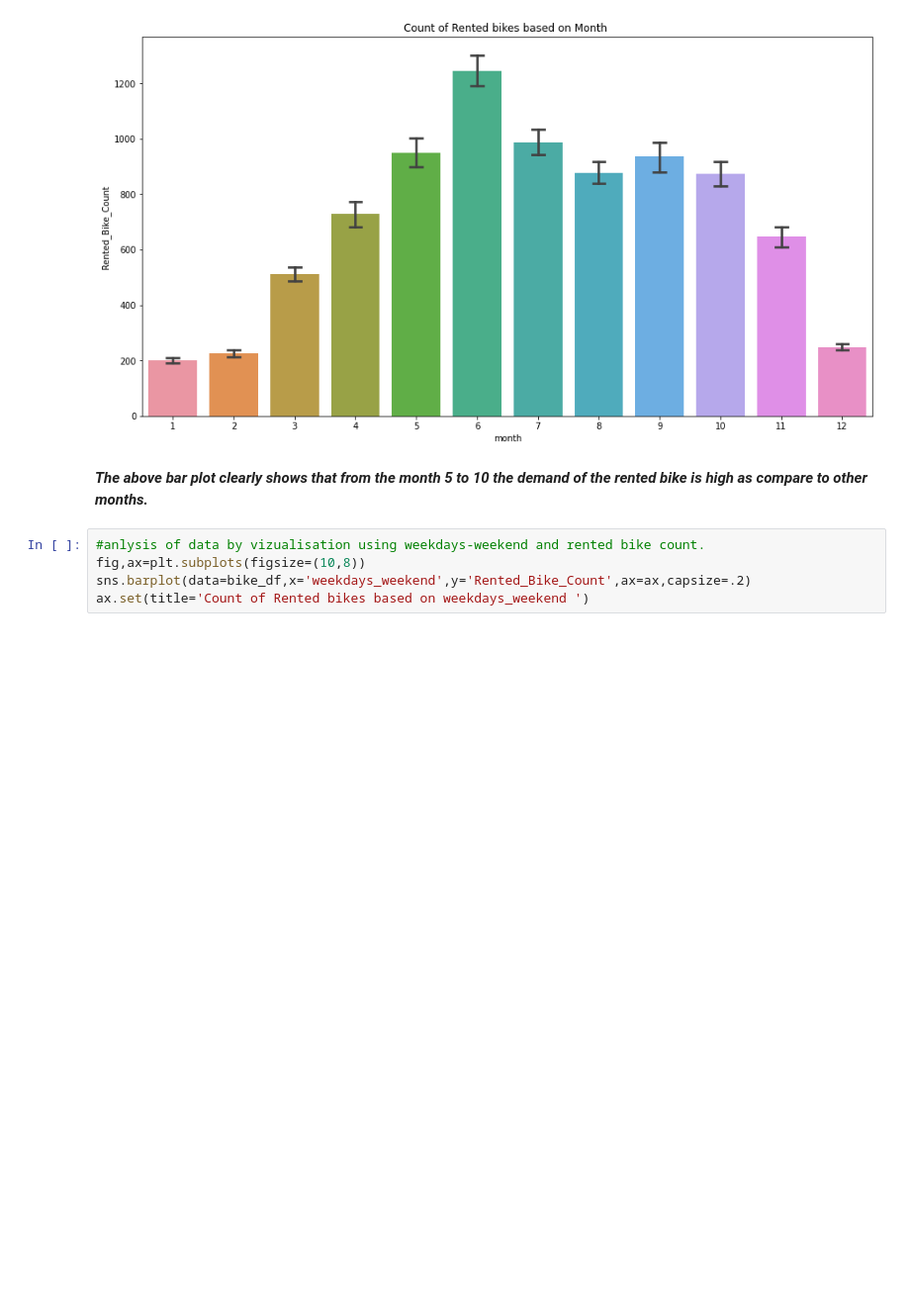
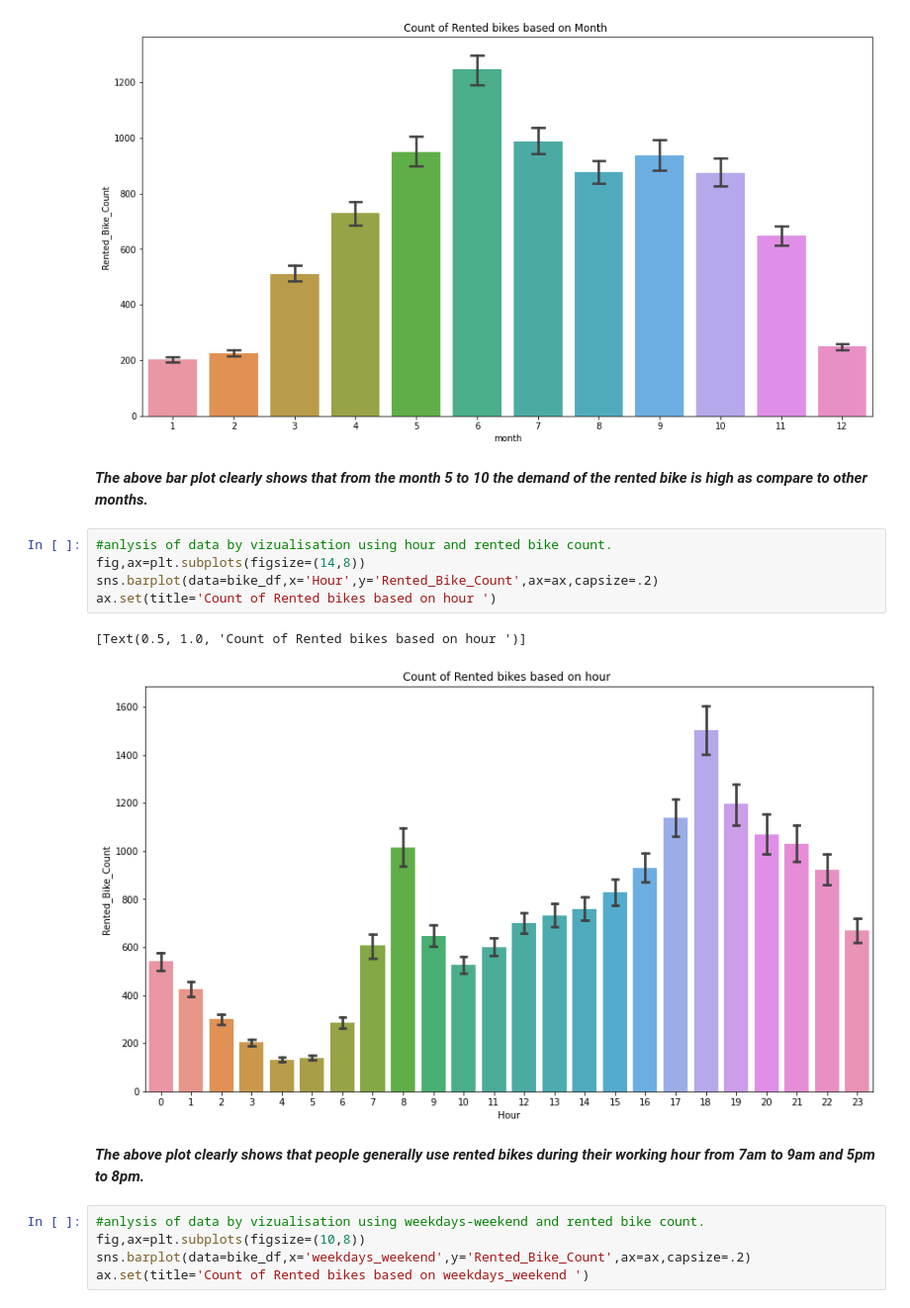
Before and after one commit to vivvvek24/Bike-Sharing-Demand-Prediction, a Jupyter notebook: Copy_of_Bike_Sharing_Demand_Prediction_Capstone_Project.ipynb, the cells around one changed output. Shown at 99% size. Drawn from its saved outputs; the diff is of its cells as text; blank space fills up the shorter version.

```diff
--- a/Copy_of_Bike_Sharing_Demand_Prediction_Capstone_Project.ipynb
+++ b/Copy_of_Bike_Sharing_Demand_Prediction_Capstone_Project.ipynb
@@ -318,6 +318,16 @@ ax.set(title='Count of Rented bikes based on Month ')
 [figure]
 # %% [markdown]
 ***The above bar plot clearly shows that from the month 5 to 10 the demand of the rented bike is high as compare to other months.***
+# %%
+#anlysis of data by vizualisation using hour and rented bike count.
+fig,ax=plt.subplots(figsize=(14,8))
+sns.barplot(data=bike_df,x='Hour',y='Rented_Bike_Count',ax=ax,capsize=.2)
+ax.set(title='Count of Rented bikes based on hour ')
+# %% [output]
+[Text(0.5, 1.0, 'Count of Rented bikes based on hour ')]
+[figure, added]
+# %% [markdown]
+***The above plot clearly shows that people generally use rented bikes during their working hour from 7am to 9am and 5pm to 8pm.***
 # %%
 #anlysis of data by vizualisation using weekdays-weekend and rented bike count.
 fig,ax=plt.subplots(figsize=(10,8))
```
Also changed, not shown: parts of 15 cells of this notebook.
